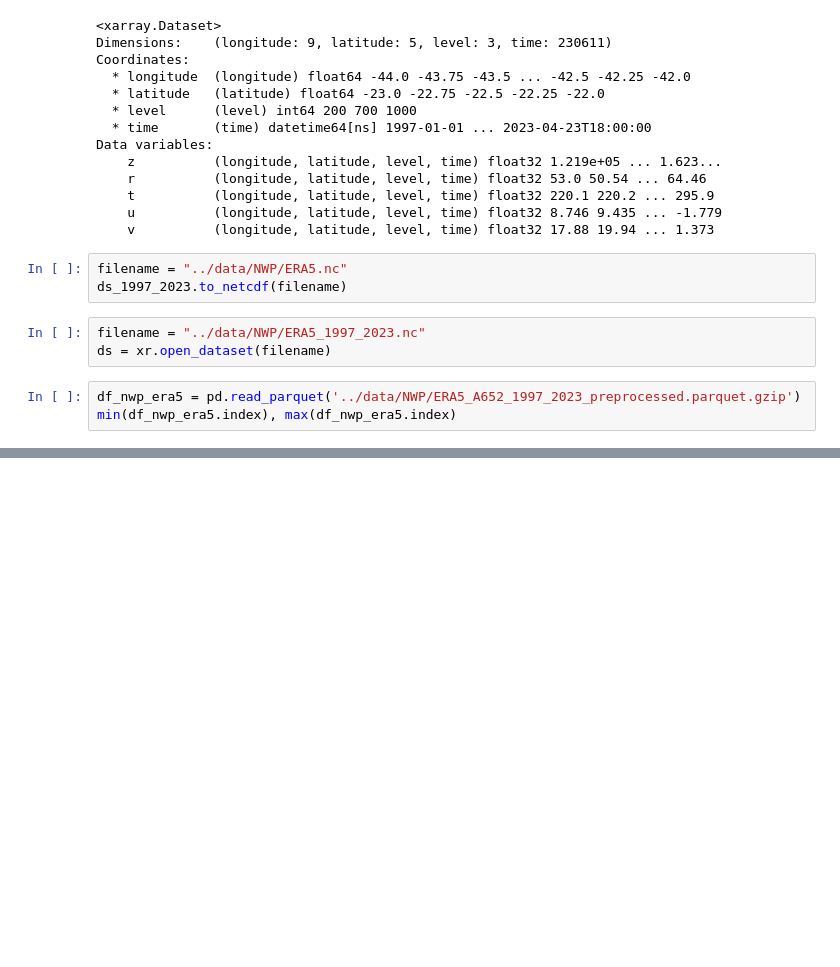
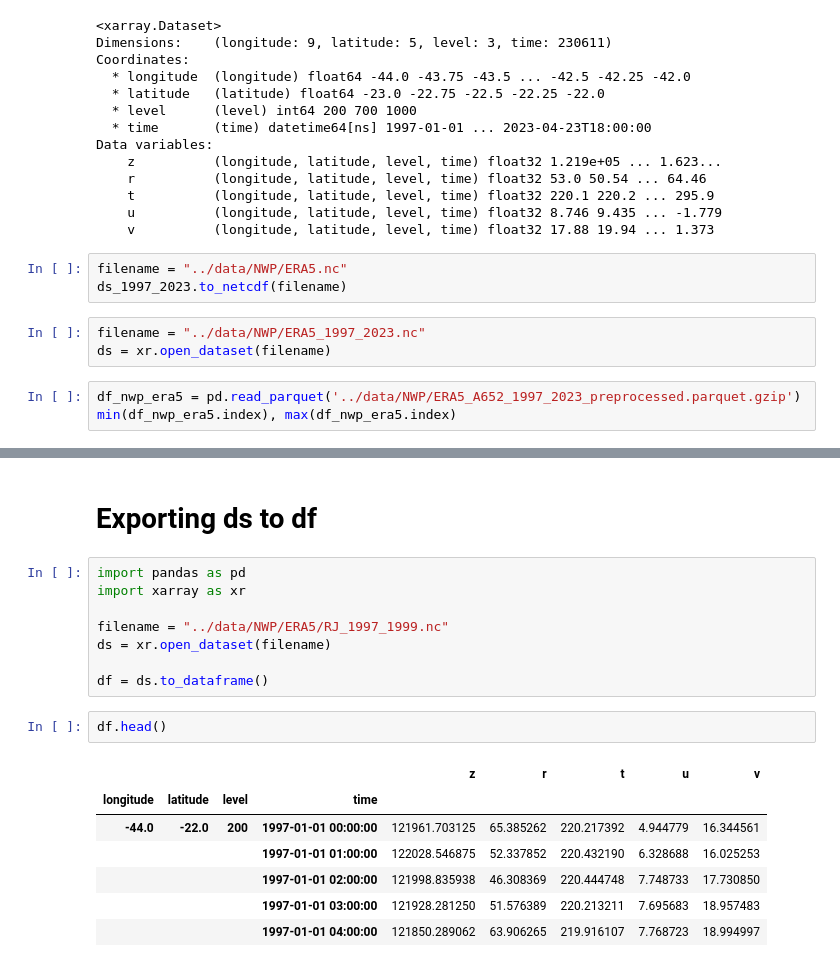
Before and after one commit to NietoCurcio/atmoseer, a Jupyter notebook: notebooks/era5.ipynb, the cells around one changed output, grey strips where cells are left out. Cells and saved outputs as stored; diff of their text form; blank space fills up the shorter version.

```diff
--- a/notebooks/era5.ipynb
+++ b/notebooks/era5.ipynb
@@ -382,0 +596,20 @@ min(df_nwp_era5.index), max(df_nwp_era5.index)
+# %% [markdown]
+# Exporting ds to df
+# %%
+import pandas as pd
+import xarray as xr
+
+filename = "../data/NWP/ERA5/RJ_1997_1999.nc"
+ds = xr.open_dataset(filename)
+
+df = ds.to_dataframe()
+# %%
+df.head()
+# %% [output]
+|  |  |  |  | z | r | t | u | v |
+| longitude | latitude | level | time |  |  |  |  |  |
+| -44.0 | -22.0 | 200 | 1997-01-01 00:00:00 | 121961.703125 | 65.385262 | 220.217392 | 4.944779 | 16.344561 |
+|  |  |  | 1997-01-01 01:00:00 | 122028.546875 | 52.337852 | 220.432190 | 6.328688 | 16.025253 |
+|  |  |  | 1997-01-01 02:00:00 | 121998.835938 | 46.308369 | 220.444748 | 7.748733 | 17.730850 |
+|  |  |  | 1997-01-01 03:00:00 | 121928.281250 | 51.576389 | 220.213211 | 7.695683 | 18.957483 |
+|  |  |  | 1997-01-01 04:00:00 | 121850.289062 | 63.906265 | 219.916107 | 7.768723 | 18.994997 |
```
Also changed, not shown: parts of 45 cells of this notebook, 4 other files.
